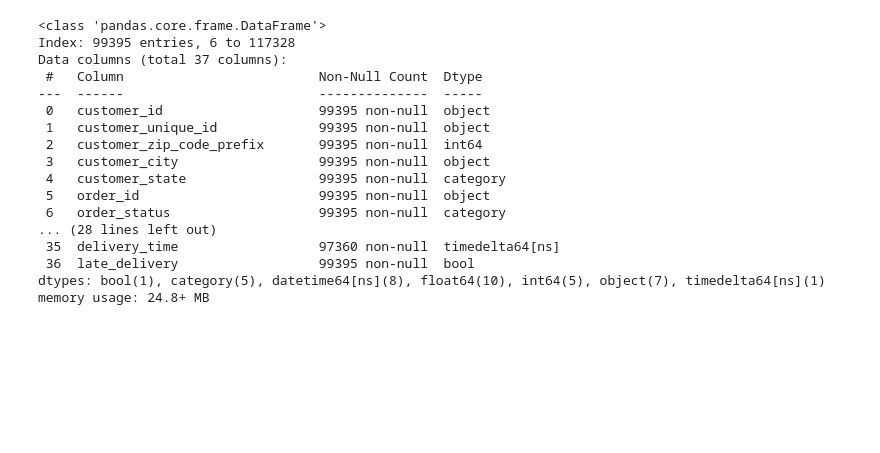
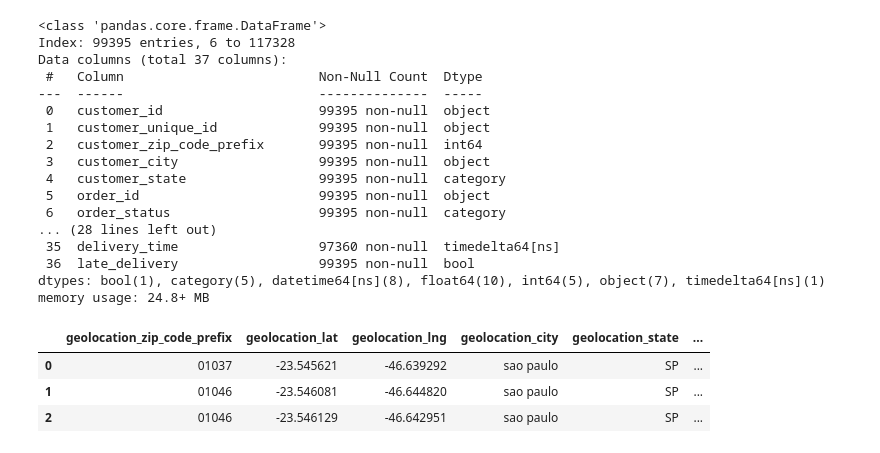
Before and after one commit to LucasArauj99/e-commerce_analytics, a Jupyter notebook: notebooks/02_cleaning.ipynb, the cells around one changed output. Drawn from its saved outputs; the diff is of its cells as text; code cells hidden in the pictures; blank space fills up the shorter version.

Commit message:
Limpeza e transformação do dataset de geolocalização com filtros de coordenadas e extração de prefixos de CEP

```diff
--- a/notebooks/02_cleaning.ipynb
+++ b/notebooks/02_cleaning.ipynb
@@ -394,3 +394,17 @@ dtypes: bool(1), category(5), datetime64[ns](8), float64(10), int64(5), object(7
 memory usage: 24.8+ MB
 # %%
 df.to_csv("../data/processed/dataset_clear.csv", index=False)
+# %%
+geo = pd.read_csv("../data/raw/olist_geolocation_dataset.csv", dtype={'geolocation_zip_code_prefix': str})
+# %%
+# Gets the first three and four first digits of zip codes, we will explore this further to understand how zip codes works
+geo['geolocation_zip_code_prefix_1_digits'] = geo['geolocation_zip_code_prefix'].str[0:1]
+geo['geolocation_zip_code_prefix_2_digits'] = geo['geolocation_zip_code_prefix'].str[0:2]
+geo['geolocation_zip_code_prefix_3_digits'] = geo['geolocation_zip_code_prefix'].str[0:3]
+geo['geolocation_zip_code_prefix_4_digits'] = geo['geolocation_zip_code_prefix'].str[0:4]
+geo.head(3)
+# %% [output]
+|  | geolocation_zip_code_prefix | geolocation_lat | geolocation_lng | geolocation_city | geolocation_state | ... |
+| 0 | 01037 | -23.545621 | -46.639292 | sao paulo | SP | ... |
+| 1 | 01046 | -23.546081 | -46.644820 | sao paulo | SP | ... |
+| 2 | 01046 | -23.546129 | -46.642951 | sao paulo | SP | ... |
```
Also changed, not shown: parts of 6 cells of this notebook.
